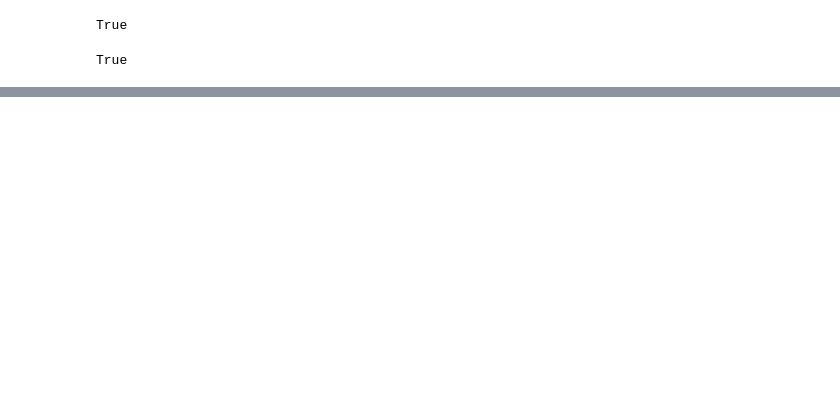
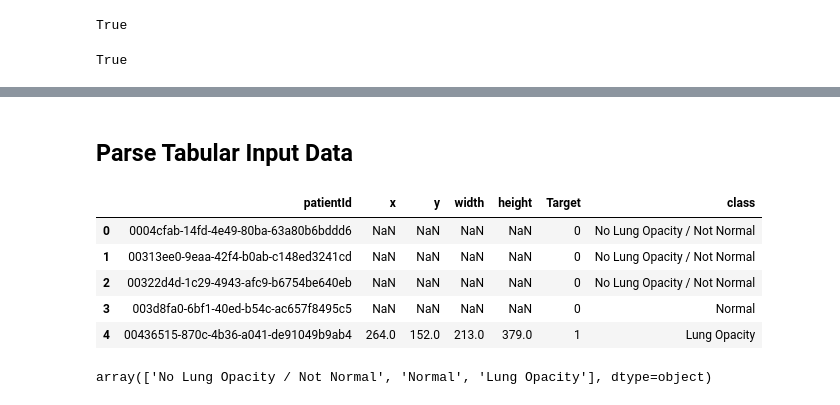
Before and after one commit to bajitkumar/MyGitRepo, a Jupyter notebook: kaggle/rsna/fastai-rsna-pneumonia-detection-challenge.ipynb, the cells around one changed output, grey strips where cells are left out. Saved outputs shown, nothing was run; the diff lists cells and outputs as text; code cells hidden in the pictures; blank space fills up the shorter version.

```diff
--- a/kaggle/rsna/fastai-rsna-pneumonia-detection-challenge.ipynb
+++ b/kaggle/rsna/fastai-rsna-pneumonia-detection-challenge.ipynb
@@ -150,0 +587,35 @@ stage_1_test_images.zip              stage_1_train_labels.csv.zip
+# %% [markdown]
+## Parse Tabular Input Data
+# %%
+# Reading data from the CSV files (Yes, once again. Duplicate step already done above)
+# Reading the data from csv files will make sure that the changes if any, will not have an impact
+
+# Reading stage_1_train_labels.csv
+train_labels = pd.read_csv("data/RSNA/stage_1_train_labels.csv")
+
+# Reading stage_1_detailed_class_info.csv
+class_info = pd.read_csv("data/RSNA/stage_1_detailed_class_info.csv")
+
+# Working with the provided tabular data: train_labels and class_info
+
+# Duplicates rows in Class Info can be safely dropped
+class_info = class_info.drop_duplicates('patientId').reset_index(drop=True)
+
+# Merge Train Labels and Class Info dataframes
+labels_w_class = train_labels.merge(class_info, how='inner', on='patientId')
+
+# Here is the output
+labels_w_class.head()
+# %% [output]
+|  | patientId | x | y | width | height | Target | class |
+| 0 | 0004cfab-14fd-4e49-80ba-63a80b6bddd6 | NaN | NaN | NaN | NaN | 0 | No Lung Opacity / Not Normal |
+| 1 | 00313ee0-9eaa-42f4-b0ab-c148ed3241cd | NaN | NaN | NaN | NaN | 0 | No Lung Opacity / Not Normal |
+| 2 | 00322d4d-1c29-4943-afc9-b6754be640eb | NaN | NaN | NaN | NaN | 0 | No Lung Opacity / Not Normal |
+| 3 | 003d8fa0-6bf1-40ed-b54c-ac657f8495c5 | NaN | NaN | NaN | NaN | 0 | Normal |
+| 4 | 00436515-870c-4b36-a041-de91049b9ab4 | 264.0 | 152.0 | 213.0 | 379.0 | 1 | Lung Opacity |
+# %%
+# List unique values of the class column in the dataframe labels_w_class
+
+labels_w_class["class"].unique()
+# %% [output]
+array(['No Lung Opacity / Not Normal', 'Normal', 'Lung Opacity'], dtype=object)
```
Also changed, not shown: parts of 74 cells of this notebook.
